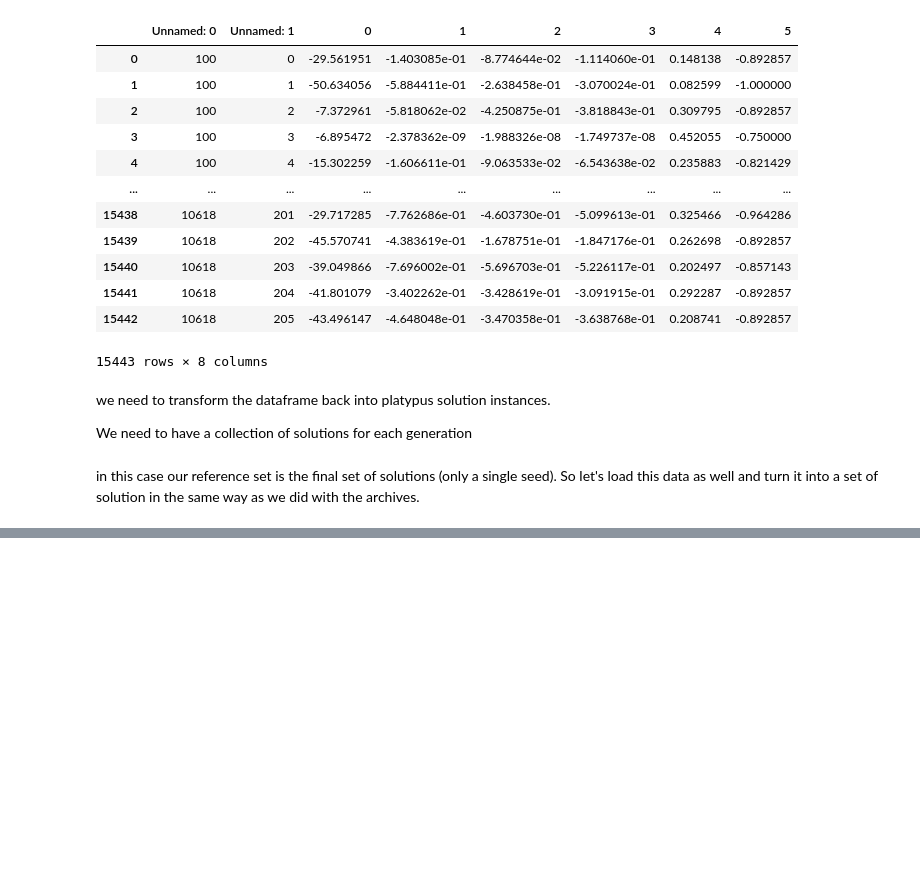
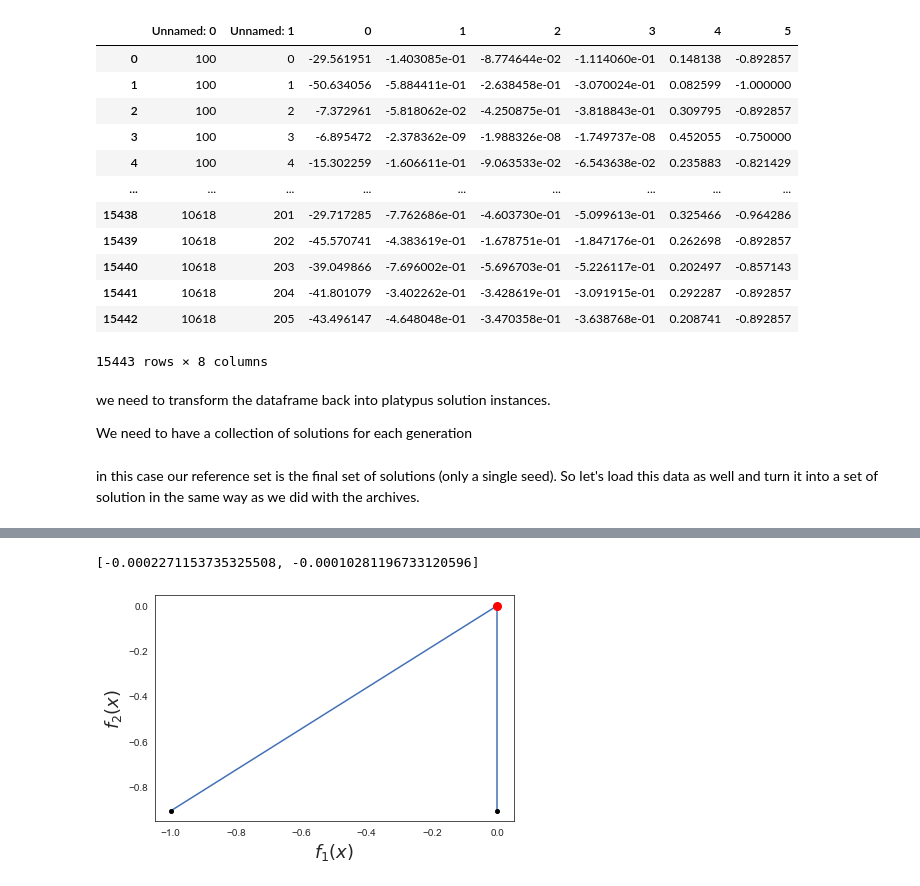
Before and after one commit to JazminZatarain/MUSEH2O, a Jupyter notebook: notebooks/hypervolume_convergence.ipynb, the cells around one changed output, grey strips where cells are left out. Cells and saved outputs as stored; diff of their text form; code cells hidden in the pictures; blank space fills up the shorter version.

```diff
--- a/notebooks/hypervolume_convergence.ipynb
+++ b/notebooks/hypervolume_convergence.ipynb
@@ -87,0 +145,73 @@ plt.show()
+# %%
+import numpy as np
+
+def plot_hyper_volume(x, y, reference_point):
+    x = np.array(x)
+    y = np.array(y)
+
+    # Zip x and y into a numpy ndarray
+    coordinates = np.array(sorted(zip(x, y)))
+
+    # Empty pareto set
+    pareto_set = np.full(coordinates.shape, np.inf)
+
+    i = 0
+    for point in coordinates:
+        if i == 0:
+            pareto_set[i] = point
+            i += 1
+        elif point[1] < pareto_set[:, 1].min():
+            pareto_set[i] = point
+            i += 1
+
+    # Get rid of unused spaces
+    pareto_set = pareto_set[:i + 1, :]
+
+    # Add reference point to the pareto set
+    pareto_set[i] = reference_point
+
+    # These points will define the path to be plotted and filled
+    x_path_of_points = []
+    y_path_of_points = []
+
+    for index, point in enumerate(pareto_set):
+
+        if index < i - 1:
+            plt.plot([point[0], point[0]], [point[1], pareto_set[index + 1][1]], marker='o', markersize=4, c='#4270b6',
+                     mfc='black', mec='black')
+            plt.plot([point[0], pareto_set[index + 1][0]], [pareto_set[index + 1][1], pareto_set[index + 1][1]],
+                     marker='o', markersize=4, c='#4270b6', mfc='black', mec='black')
+
+            x_path_of_points += [point[0], point[0], pareto_set[index + 1][0]]
+            y_path_of_points += [point[1], pareto_set[index + 1][1], pareto_set[index + 1][1]]
+
+    # Link 1 to Reference Point
+    plt.plot([pareto_set[0][0], reference_point[0]], [pareto_set[0][1], reference_point[1]], marker='o', markersize=4,
+             c='#4270b6', mfc='black', mec='black')
+    # Link 2 to Reference Point
+    plt.plot([pareto_set[-1][0], reference_point[0]], [pareto_set[-2][1], reference_point[1]], marker='o', markersize=4,
+             c='#4270b6', mfc='black', mec='black')
+    # Highlight the Reference Point
+    plt.plot(reference_point[0], reference_point[1], 'o', color='red', markersize=8)
+
+    # Fill the area between the Pareto set and Ref y
+#     plt.fill_betweenx(y_path_of_points, x_path_of_points, max(x_path_of_points) * np.ones(len(x_path_of_points)),
+#                       color='#dfeaff', alpha=1)
+
+    plt.xlabel(r"$f_{\mathrm{1}}(x)$", fontsize=18)
+    plt.ylabel(r"$f_{\mathrm{2}}(x)$", fontsize=18)
+    plt.tight_layout()
+
+    plt.show()
+
+
+x = [s.objectives[1] for s in ref_set]
+y = [s.objectives[2] for s in ref_set]
+# x = [s.objectives[3] *-1 for s in archives[key]]
+# y = [s.objectives[4] -1  for s in archives[key]]
+ref = [max(x), max(y)]
+print(ref)
+plot_hyper_volume(x=x, y=y, reference_point=ref)
+# %% [output]
+[-0.0002271153735325508, -0.00010281196733120596]
+[figure, added]
```
Also changed, not shown: parts of 5 cells of this notebook, 28 other files.
